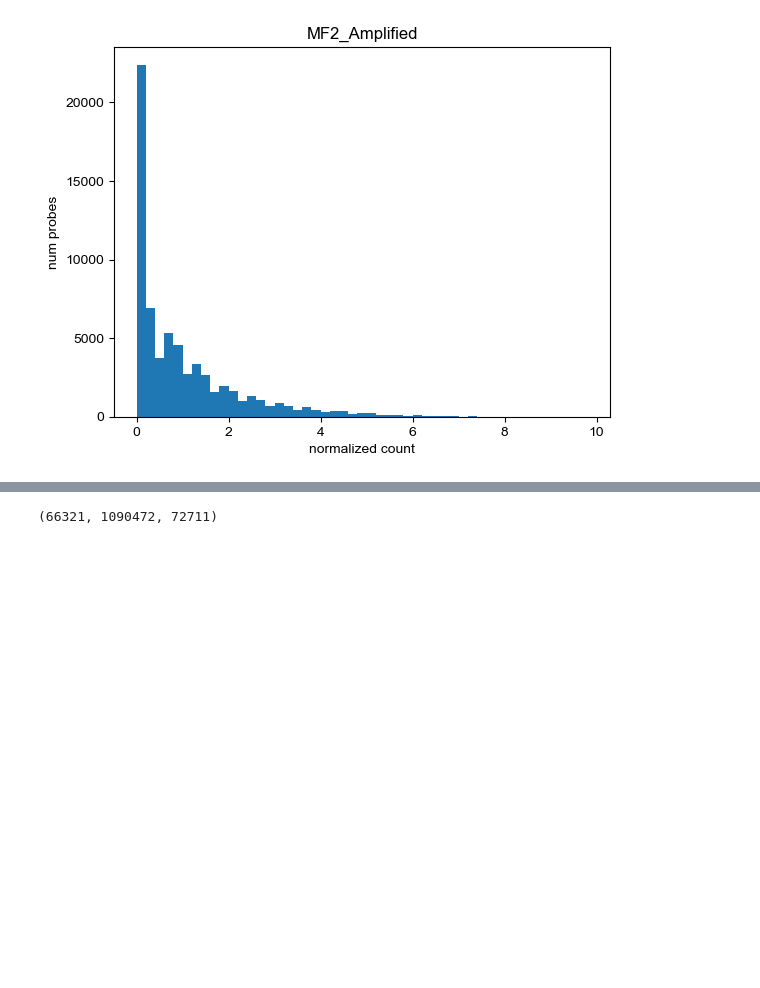
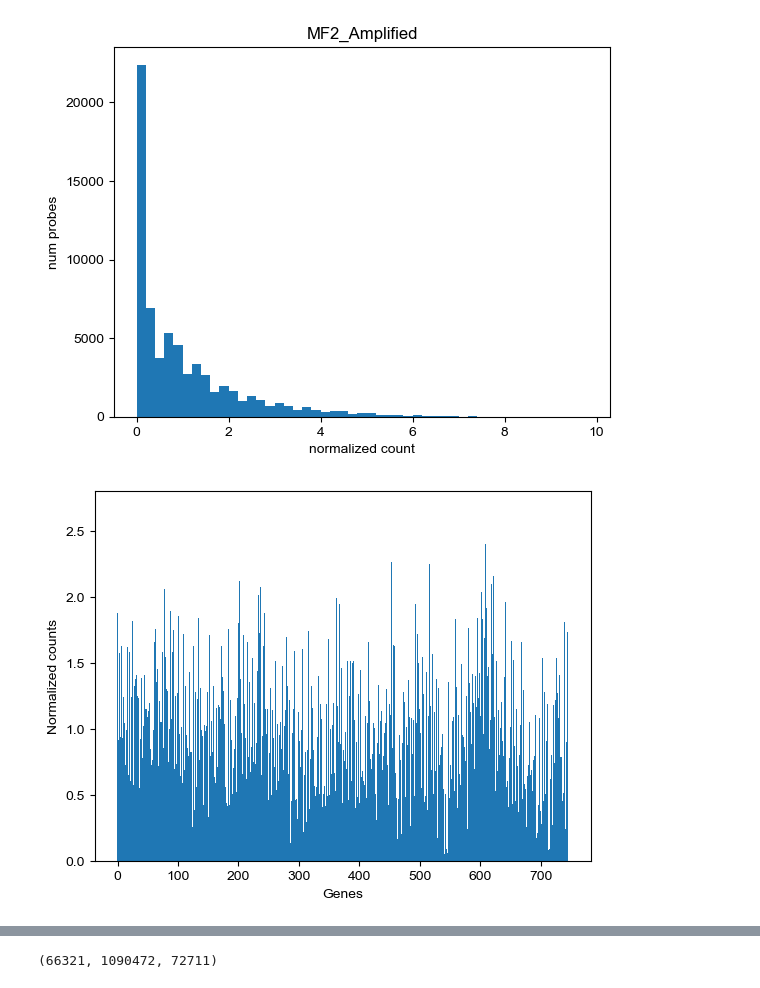
Before and after one commit to zhengpuas47/Weissman_MERFISH_Scripts, a Jupyter notebook: Sequencing_analysis/MF1-3_oligoPool_sequencing.ipynb, the cells around one changed output, grey strips where cells are left out. Drawn from its saved outputs; the diff is of its cells as text; code cells hidden in the pictures; blank space fills up the shorter version.

```diff
--- a/Sequencing_analysis/MF1-3_oligoPool_sequencing.ipynb
+++ b/Sequencing_analysis/MF1-3_oligoPool_sequencing.ipynb
@@ -132,11 +199,16 @@ plt.show()
 # %%
 # Analysis for MF2:
 library_name = 'MF2'
+lib_probe_df = probe_df.loc[
+    np.array([library_name in _n for _n in probe_df['name']])
+]
+
 amplified_pool_stat = pd.read_table([_f for _f in alignment_stats if library_name in _f and 'amplified' in _f][0],
                                     header=None, names=['ref', 'length', 'mapped', 'unmapped'])
 lib_amplified_match_df = amplified_pool_stat.loc[
     np.array([library_name in _n for _n in probe_df['name']]+[False])
 ]
+lib_amplified_match_df = pd.concat([lib_amplified_match_df, lib_probe_df], axis=1)
 len(lib_amplified_match_df), amplified_pool_stat['mapped'].sum(), amplified_pool_stat['unmapped'].sum()
 # %% [output]
 (66321, 884232, 67592)
@@ -154,3 +242,23 @@ plt.title(f"{library_name}_Amplified")
 plt.show()
 # %% [output]
 [figure]
+# %%
+# split by gene
+gene_2_amplified_matches = {}
+for _i, _row in lib_amplified_match_df.iterrows():
+      _gene = _row['name'].split('_')[1]
+      if _gene not in gene_2_amplified_matches:
+            gene_2_amplified_matches[_gene] = [_row['mapped']]
+      else:
+            gene_2_amplified_matches[_gene].append(_row['mapped'])
+# %%
+plt.figure()
+gene_total_counts = [np.sum(_v)/np.mean(lib_amplified_match_df['mapped'])/len(_v) for _v in gene_2_amplified_matches.values()]
+plt.bar(np.arange(len(gene_total_counts)), gene_total_counts, width=1)
+plt.xlabel('Genes')
+plt.ylabel('Normalized counts')
+#for _gene, _counts in gene_2_amplified_matches.items():
+#    plt.hist(_counts, bins=np.arange(0,100, 5), label=f"{_gene}")
+plt.show()
+# %% [output]
+[figure, added]
```
Also changed, not shown: parts of 15 cells of this notebook.
